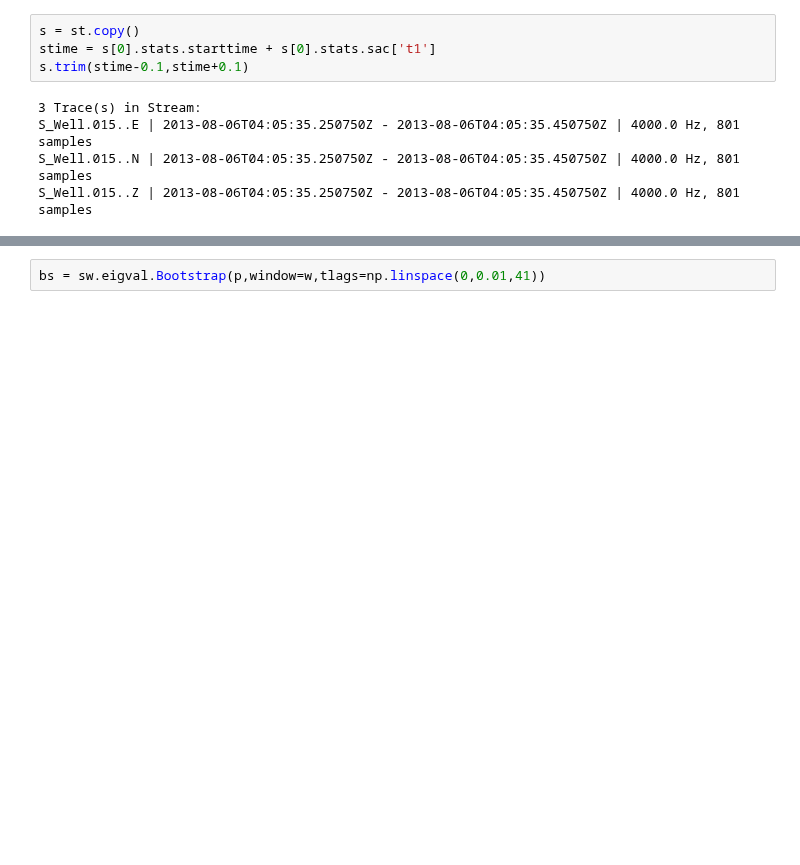
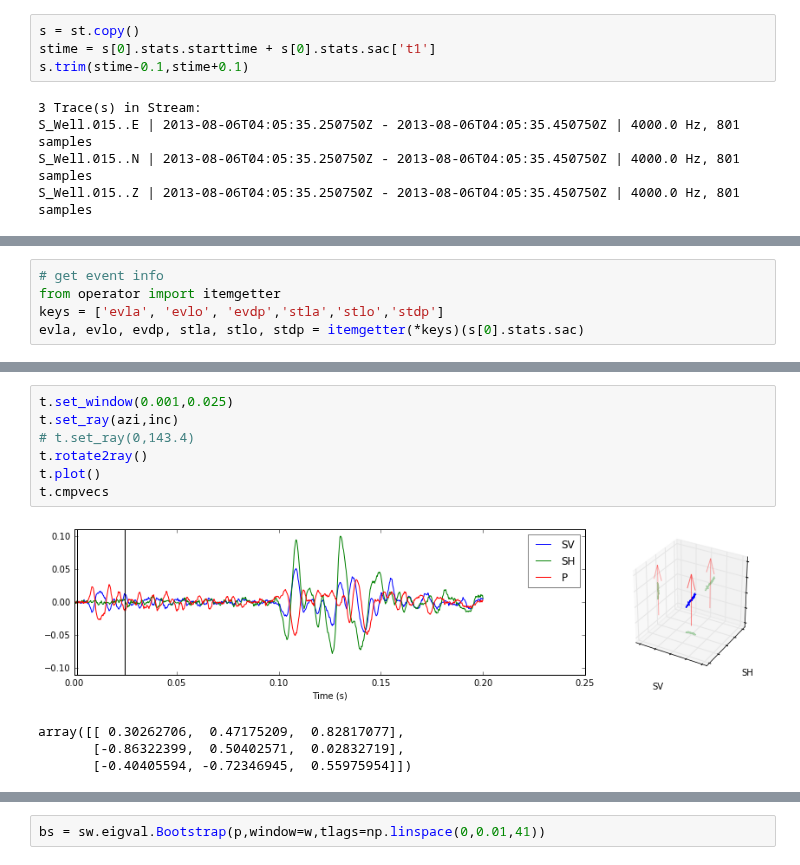
Before and after one commit to JackWalpole/splitwavepy, a Jupyter notebook: devel/Microseismic.ipynb, the cells around one changed output, grey strips where cells are left out. Cells and saved outputs as stored; diff of their text form; blank space fills up the shorter version.

```diff
--- a/devel/Microseismic.ipynb
+++ b/devel/Microseismic.ipynb
@@ -68,0 +64,5 @@ trot.plot(window=w)
+# %%
+# get event info
+from operator import itemgetter
+keys = ['evla', 'evlo', 'evdp','stla','stlo','stdp']
+evla, evlo, evdp, stla, stlo, stdp = itemgetter(*keys)(s[0].stats.sac)
@@ -69,3 +81,15 @@ trot.plot(window=w)
+# %%
+t.set_window(0.001,0.025)
+t.set_ray(azi,inc)
+# t.set_ray(0,143.4)
+t.rotate2ray()
+t.plot()
+t.cmpvecs
+# %% [output]
+[figure, added]
+array([[ 0.30262706,  0.47175209,  0.82817077],
+       [-0.86322399,  0.50402571,  0.02832719],
+       [-0.40405594, -0.72346945,  0.55975954]])
 # %%
 p = sw.Pair(trot.x,trot.y,delta=delta,window=w)
 p.plot(window=w)
```
Also changed, not shown: parts of 15 cells of this notebook, 1 other file.
